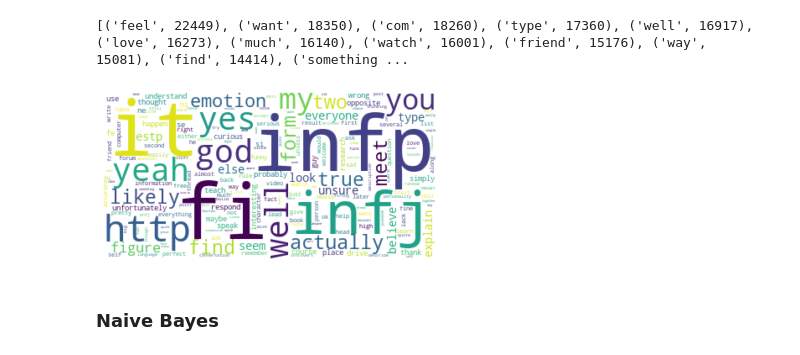
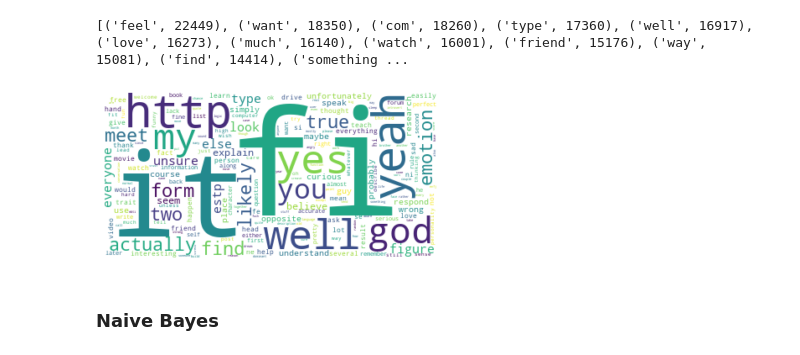
Before and after one commit to vnguye12/vy_capstone2_Personality_Prediction, a Jupyter notebook: Capstone2_Personality_Prediction.ipynb, the cells around one changed output. Cells and saved outputs as stored; diff of their text form; code cells hidden in the pictures.

```diff
--- a/Capstone2_Personality_Prediction.ipynb
+++ b/Capstone2_Personality_Prediction.ipynb
@@ -605,17 +605,17 @@ print(words_freq[:20])
 [('feel', 22449), ('want', 18350), ('com', 18260), ('type', 17360), ('well', 16917), ('love', 16273), ('much', 16140), ('watch', 16001), ('friend', 15176), ('way', 15081), ('find', 14414), ('something ...
 # %%
 text_train = " ".join(word.lower() for word, idx in count_vectorizer.vocabulary_.items())
-stop_words = ["istj","entp","estj","istp","isfj","intj","istj","enfp","intp","isfj","entj"]
+stop_words = ["istj","entp","estj","istp","isfj","intj","istj","enfp","intp","isfj","entj","infp","infj"]
 # Generate a word cloud imagewidth = 800, height = 800,
 wordcloud = WordCloud(stopwords=stop_words, background_color="white").generate(text_train)
 
 # Display the generated image:
 # the matplotlib way:
 plt.imshow(wordcloud, interpolation='bilinear')
 plt.axis("off")
 plt.show()
 # %% [output]
-[figure, old version]
+[figure, new version]
 # %% [markdown]
 ### Naive Bayes
 # %%
```
